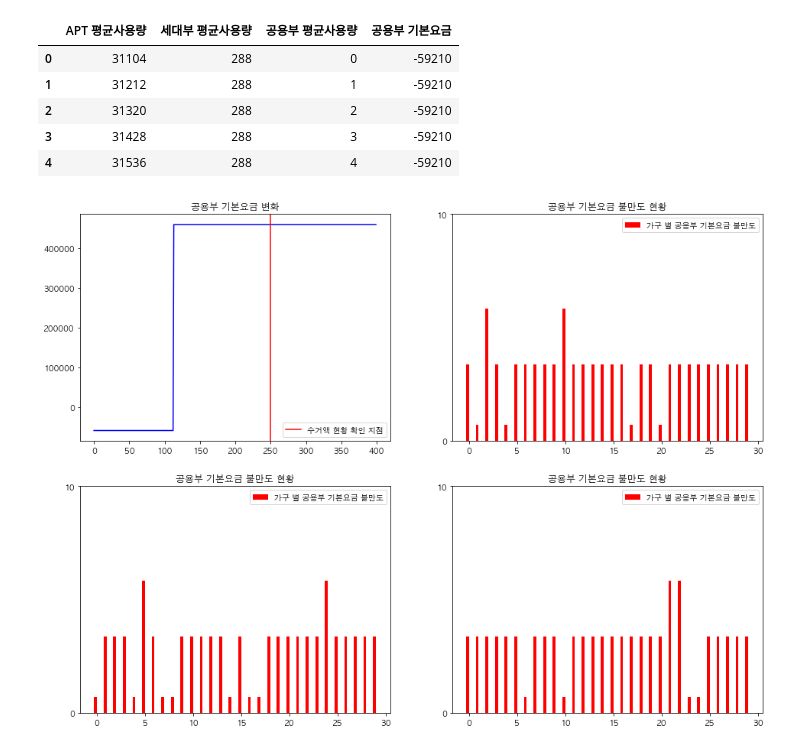
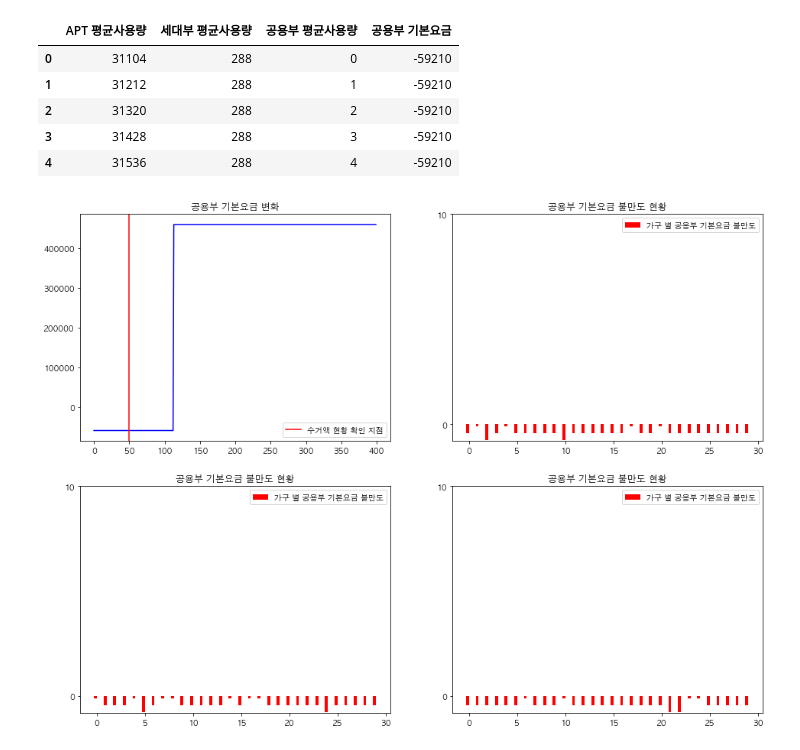
Before and after one commit to formegusto/what-is-public-fee, a Jupyter notebook: 전기를 아꼈을 때, 공동설비요금이 감소할까? (형평성의 문제에 대하여).ipynb, the cells around one changed output. Cells and saved outputs as stored; diff of their text form; code cells hidden in the pictures.

```diff
--- a/전기를 아꼈을 때, 공동설비요금이 감소할까? (형평성의 문제에 대하여).ipynb
+++ b/전기를 아꼈을 때, 공동설비요금이 감소할까? (형평성의 문제에 대하여).ipynb
@@ -98,5 +175,6 @@ target
 # %%
-saving_pd = pd.DataFrame(columns=['APT 평균사용량', '공용부 기본요금', '공용부 전력량요금', '공용부 최종청구금액'])
+saving_cols = ['APT 평균사용량', "세대부 평균사용량",'공용부 기본요금', '공용부 전력량요금', '공용부 최종청구금액']
+saving_pd = pd.DataFrame(columns=['APT 평균사용량', "세대부 평균사용량",'공용부 기본요금', "공용부 시작요금",'공용부 전력량요금', '공용부 최종청구금액'])
 
 while True:
     if len(month_df[month_df['usage (kWh)'] > target_usage].index) == 0:
@@ -118,6 +196,7 @@ while True:
     saving_pd = saving_pd.append({
         "APT 평균사용량": round(APT / len(month_df)),
         "세대부 평균사용량": round(households_kWh / len(month_df)),
+        "공용부 시작요금": pp.start_elec_rate,
         "공용부 기본요금": pp.basic,
         "공용부 전력량요금": pp.elec_rate,
         "공용부 최종청구금액": public_bill
@@ -126,9 +205,9 @@ while True:
 plt.figure(figsize=(16,8))
 
 norm_saving_pd = saving_pd.copy()
-my_palette = plt.cm.get_cmap("rainbow", len(norm_saving_pd.columns))
+my_palette = plt.cm.get_cmap("rainbow", len(saving_cols))
 
-for idx,col in enumerate(norm_saving_pd):
+for idx,col in enumerate(saving_cols):
     norm_saving_pd[col] = (norm_saving_pd[col] - norm_saving_pd[col].min()) / (norm_saving_pd[col].max() - norm_saving_pd[col].min())
     plt.plot(norm_saving_pd[col], label=col, color=my_palette(idx))
 
@@ -494,33 +947,33 @@ basic_check_df.head()
 | 3 | 31428 | 288 | 3 | -59210 |
 | 4 | 31536 | 288 | 4 | -59210 |
 # %%
-points = 250
+points = 50
 
 plt.figure(figsize=(16,12))
 
 dir_ax = plt.subplot(2, 2, 1)
 
 dir_ax.plot(basic_check_df['공용부 기본요금'], color='b')
 dir_ax.axvline(points, color='r', label="수거액 현황 확인 지점")
 dir_ax.set_title("공용부 기본요금 변화")
 dir_ax.legend()
 
 _equity_df = basic_mem[points]
 
 for _ in range(2, 5):
     _basic = round(basic_check_df['공용부 기본요금'][points] / len(month_df))
 
     bar_ax = plt.subplot(2, 2, _)
     bar_ax = plt.subplot(2, 2, _)
     x = np.arange(30)
 
     width = 0.3
 
     bar_ax.set_title("공용부 기본요금 불만도 현황")
     bar_ax.bar(x - width/2,  _equity_df['기본요금'][30 * (_ - 2): 30 * (_ - 1)].map(lambda x: _basic / x),  width, color='r')
     bar_ax.set_yticks([0, 10])
     bar_ax.legend(['가구 별 공용부 기본요금 불만도'], loc='upper right')
 
 plt.show()
 # %% [output]
-[figure, old version]
+[figure, new version]
```
Also changed, not shown: parts of 29 cells of this notebook, 4 other files.
